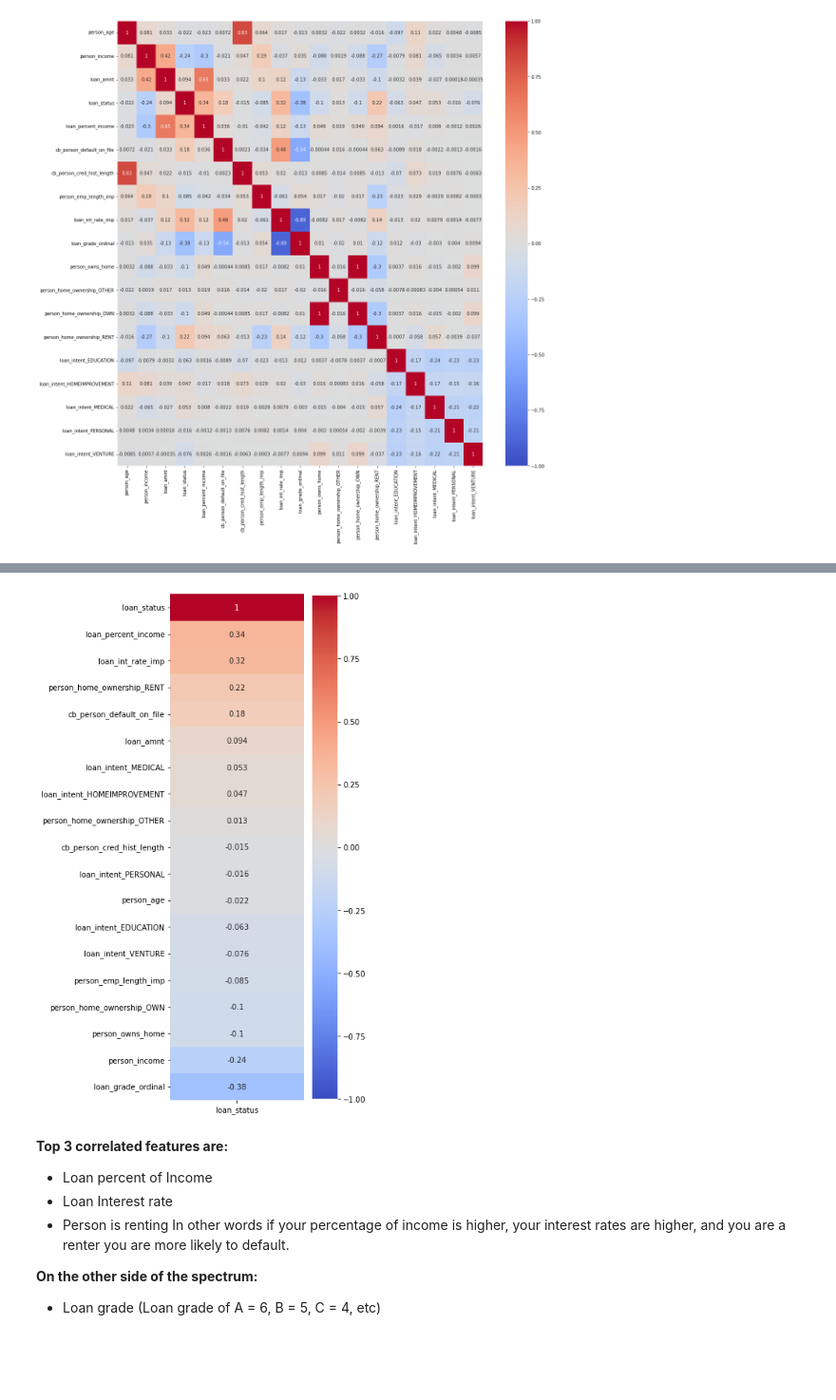
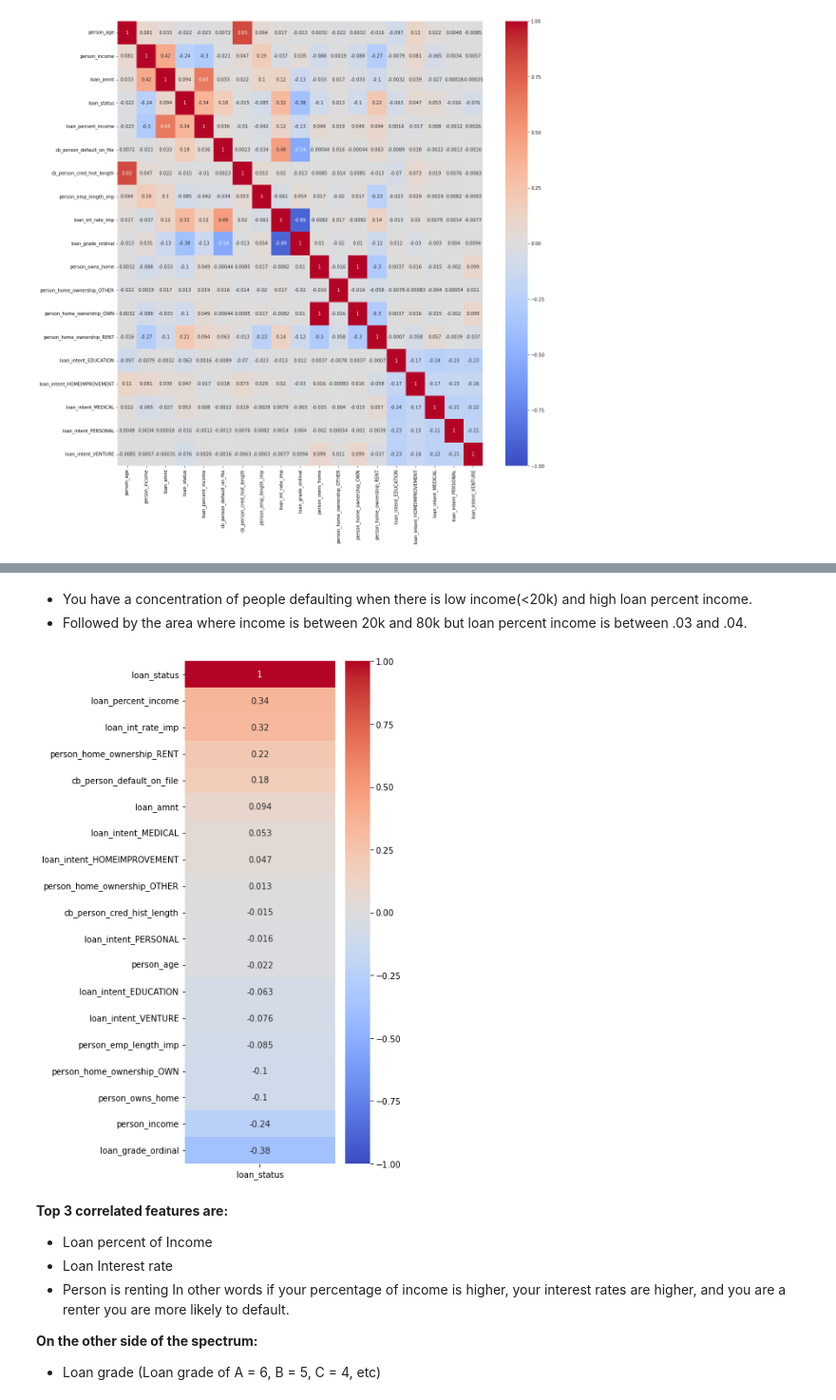
Before and after one commit to dcast822/credit_risk_analysis, a Jupyter notebook: 01_creditrisk.ipynb, the cells around one changed output, grey strips where cells are left out. Shown at 95% size. Saved outputs shown, nothing was run; the diff lists cells and outputs as text; code cells hidden in the pictures; blank space fills up the shorter version.

```diff
--- a/01_creditrisk.ipynb
+++ b/01_creditrisk.ipynb
@@ -466,14 +499,17 @@ sns.stripplot(data = df, x = 'cb_person_default_on_file', y = 'loan_int_rate_imp
+# %% [markdown]
+* You have a concentration of people defaulting when there is low income(<20k) and high loan percent income.
+* Followed by the area where income is between 20k and 80k but loan percent income is between .03 and .04.
 # %%
-plt.figure(figsize=(6,10))
+plt.figure(figsize=(6,9))
 sns.heatmap(df.corr()[['loan_status']].sort_values(by = 'loan_status', ascending = False),
            annot = True,
            vmin = -1,
            vmax = 1,
            cmap = 'coolwarm')
 plt.tight_layout()
 plt.savefig('images/heatmap.png');
 # %% [output]
-[figure, old version]
+[figure, new version]
 # %% [markdown]
 **Top 3 correlated features are:**
 * Loan percent of Income
```
Also changed, not shown: parts of 27 cells of this notebook, 2 other files.
